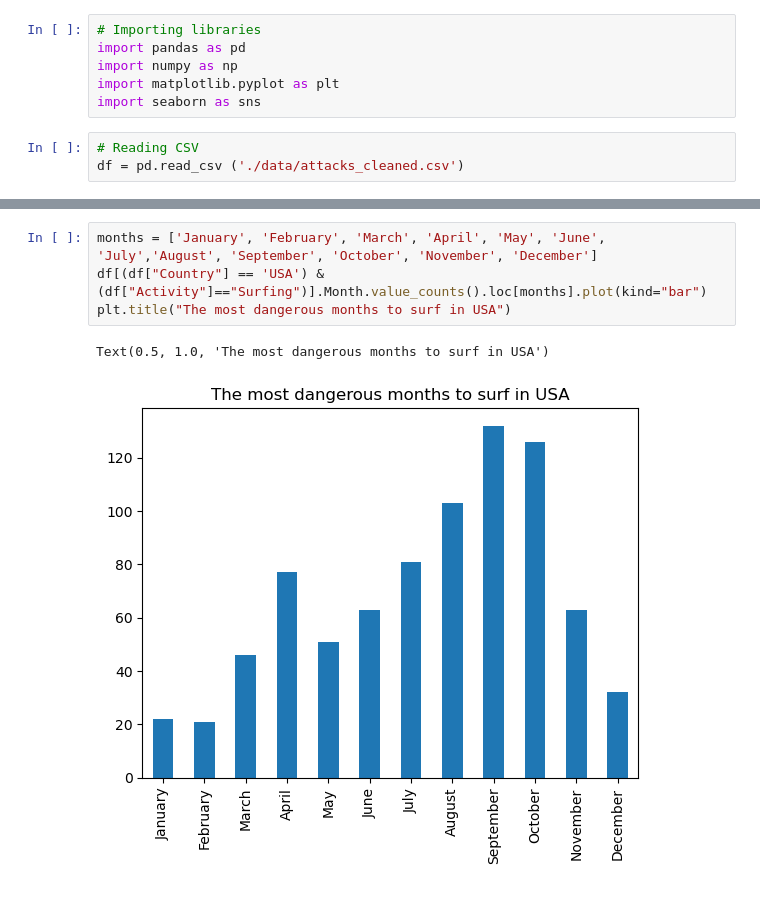
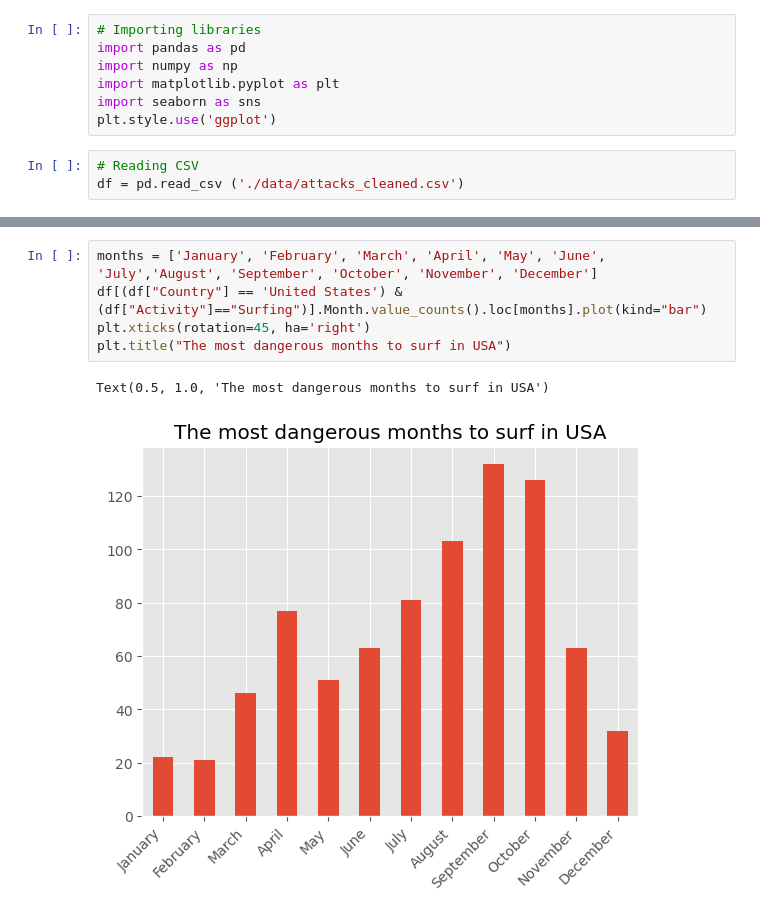
Before and after one commit to marcdalmaum/project_1, a Jupyter notebook: analysis.ipynb, the cells around one changed output, grey strips where cells are left out. Drawn from its saved outputs; the diff is of its cells as text.

```diff
--- a/analysis.ipynb
+++ b/analysis.ipynb
@@ -6,6 +6,7 @@ import pandas as pd
 import numpy as np
 import matplotlib.pyplot as plt
 import seaborn as sns
+plt.style.use('ggplot')
 # %%
 # Reading CSV
 df = pd.read_csv ('./data/attacks_cleaned.csv')
@@ -66,8 +90,9 @@ THE MOST DANGEROUS MONTHS TO SURF IN USA AND AUSTRALIA
 # %%
 months = ['January', 'February', 'March', 'April', 'May', 'June', 'July','August', 'September', 'October', 'November', 'December']
-df[(df["Country"] == 'USA') & (df["Activity"]=="Surfing")].Month.value_counts().loc[months].plot(kind="bar")
+df[(df["Country"] == 'United States') & (df["Activity"]=="Surfing")].Month.value_counts().loc[months].plot(kind="bar")
+plt.xticks(rotation=45, ha='right')
 plt.title("The most dangerous months to surf in USA")
 # %% [output]
 Text(0.5, 1.0, 'The most dangerous months to surf in USA')
-[figure, old version]
+[figure, new version]
 # %%
```
Also changed, not shown: parts of 13 cells of this notebook, 5 other files.
